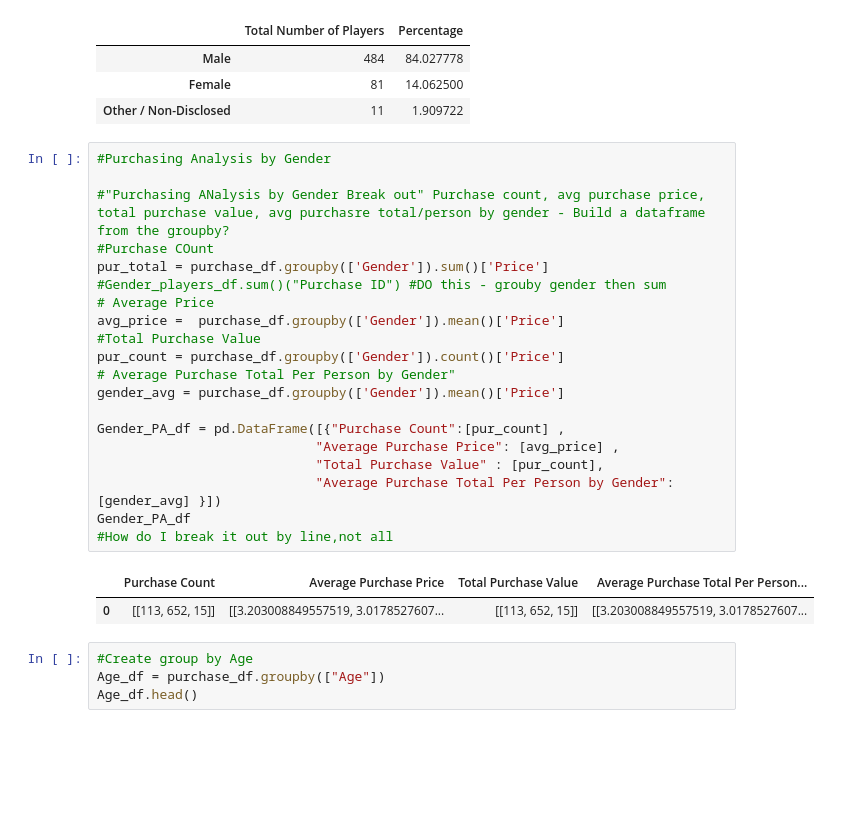
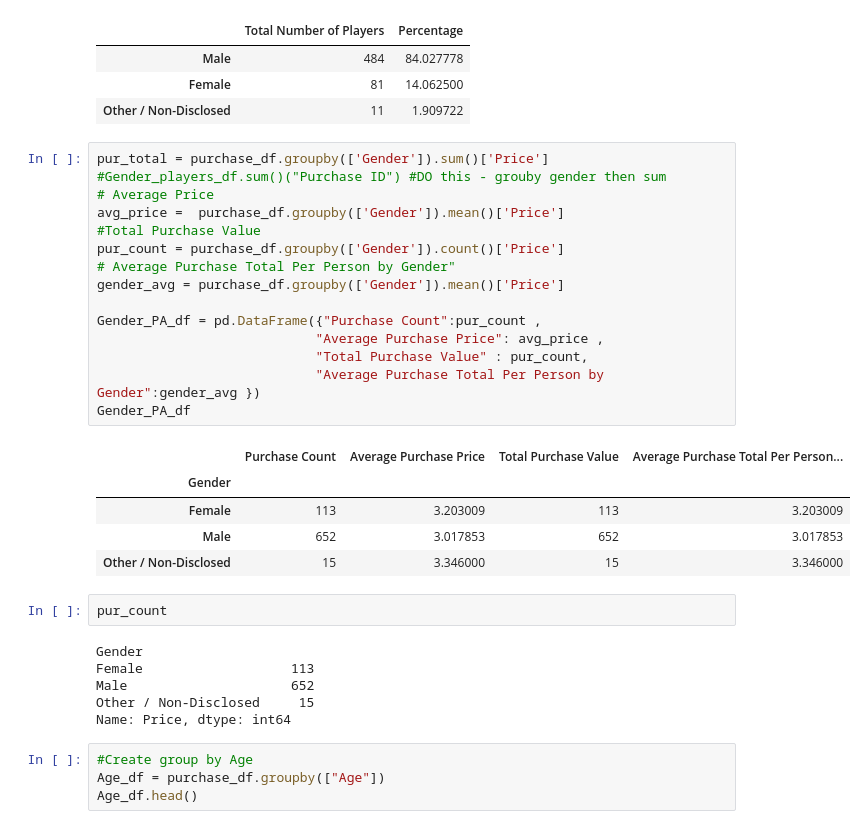
Before and after one commit to jocelyn4112/pandas-challenge, a Jupyter notebook: MainHouse.ipynb, the cells around one changed output. Cells and saved outputs as stored; diff of their text form; blank space fills up the shorter version.

```diff
--- a/MainHouse.ipynb
+++ b/MainHouse.ipynb
@@ -84,28 +84,34 @@ merged_df
 | Female | 81 | 14.062500 |
 | Other / Non-Disclosed | 11 | 1.909722 |
 # %%
-#Purchasing Analysis by Gender
-
-#"Purchasing ANalysis by Gender Break out" Purchase count, avg purchase price, total purchase value, avg purchasre total/person by gender - Build a dataframe from the groupby?
-#Purchase COunt
 pur_total = purchase_df.groupby(['Gender']).sum()['Price']
 #Gender_players_df.sum()("Purchase ID") #DO this - grouby gender then sum
 # Average Price
 avg_price =  purchase_df.groupby(['Gender']).mean()['Price']
 #Total Purchase Value
 pur_count = purchase_df.groupby(['Gender']).count()['Price']
 # Average Purchase Total Per Person by Gender"
 gender_avg = purchase_df.groupby(['Gender']).mean()['Price']
 
-Gender_PA_df = pd.DataFrame([{"Purchase Count":[pur_count] ,
-                            "Average Purchase Price": [avg_price] ,
-                            "Total Purchase Value" : [pur_count],
-                            "Average Purchase Total Per Person by Gender":[gender_avg] }])
+Gender_PA_df = pd.DataFrame({"Purchase Count":pur_count ,
+                            "Average Purchase Price": avg_price ,
+                            "Total Purchase Value" : pur_count,
+                            "Average Purchase Total Per Person by Gender":gender_avg })
 Gender_PA_df
-#How do I break it out by line,not all
 # %% [output]
 |  | Purchase Count | Average Purchase Price | Total Purchase Value | Average Purchase Total Per Person... |
-| 0 | [[113, 652, 15]] | [[3.203008849557519, 3.0178527607... | [[113, 652, 15]] | [[3.203008849557519, 3.0178527607... |
+| Gender |  |  |  |  |
+| Female | 113 | 3.203009 | 113 | 3.203009 |
+| Male | 652 | 3.017853 | 652 | 3.017853 |
+| Other / Non-Disclosed | 15 | 3.346000 | 15 | 3.346000 |
+# %%
+pur_count
+# %% [output]
+Gender
+Female                   113
+Male                     652
+Other / Non-Disclosed     15
+Name: Price, dtype: int64
 # %%
 #Create group by Age
 Age_df = purchase_df.groupby(["Age"])
```
Also changed, not shown: parts of 7 cells of this notebook.
